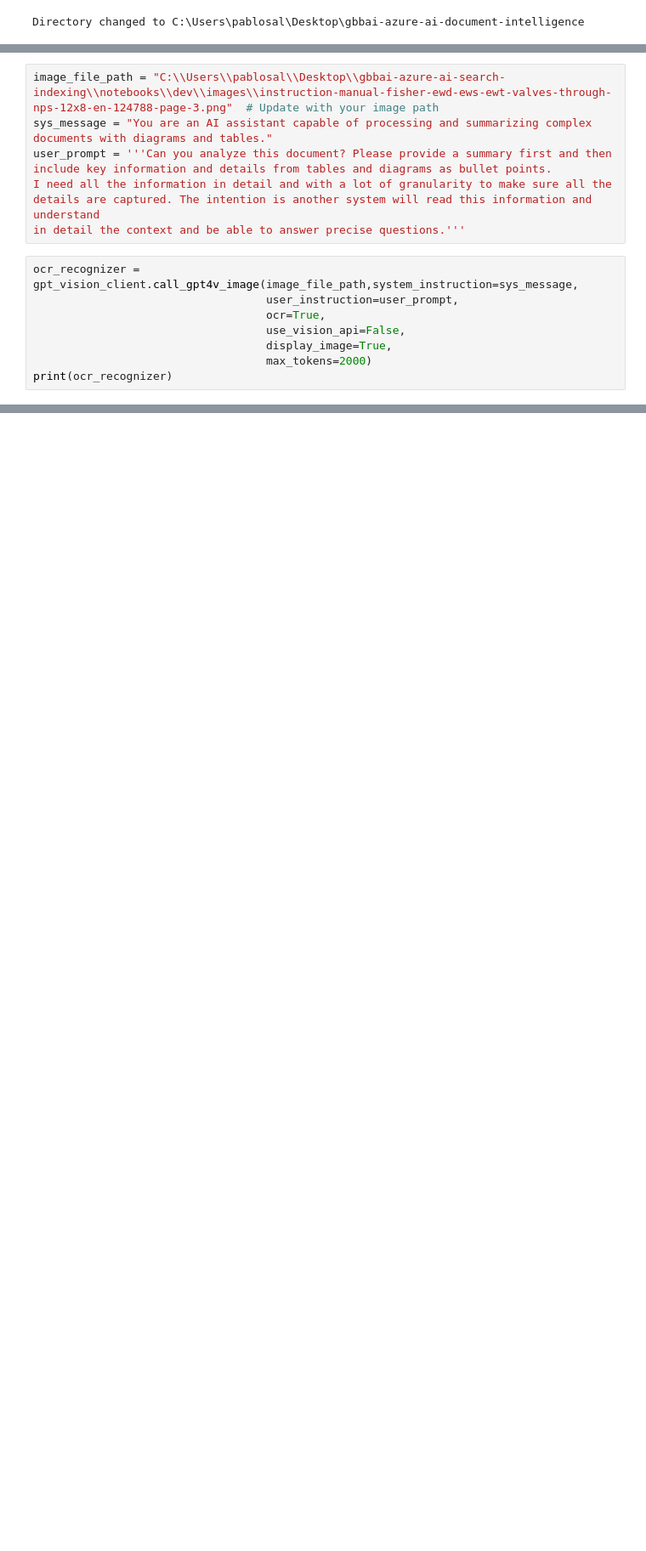
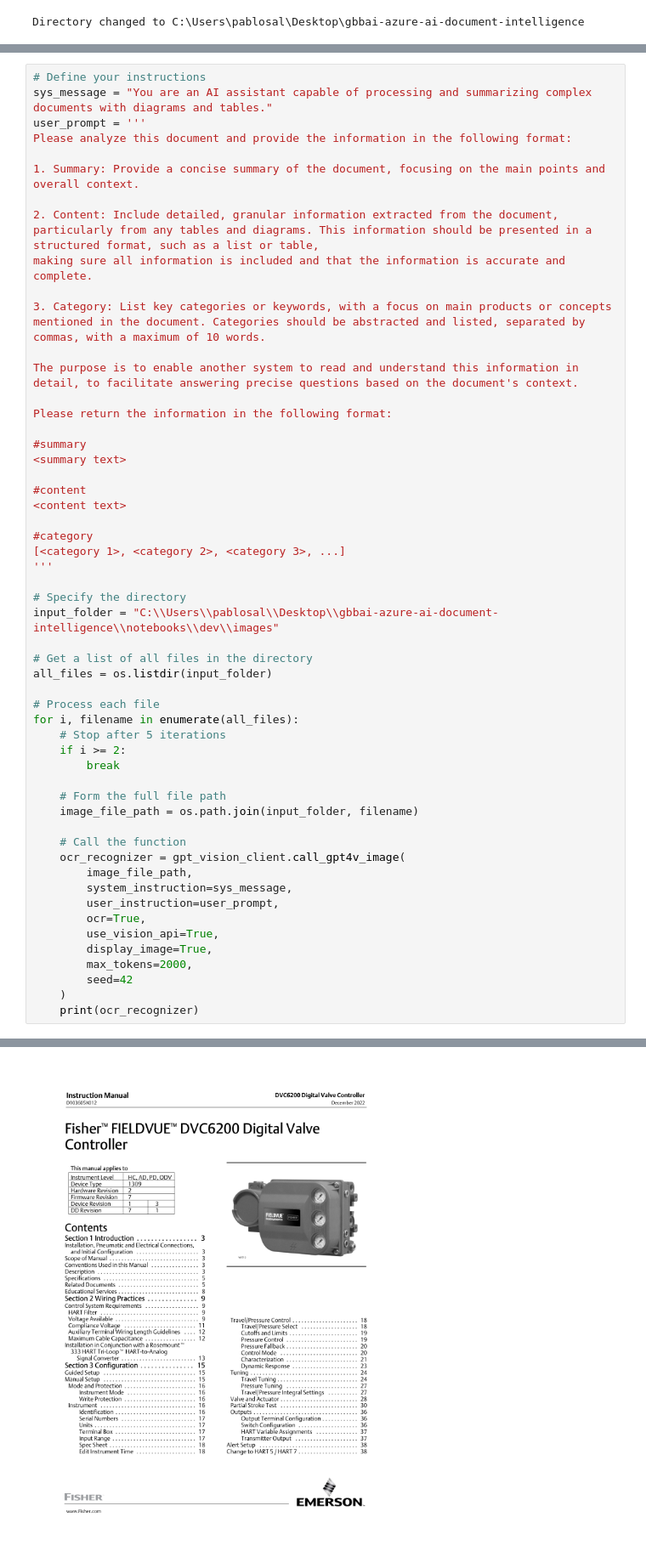
Before and after one commit to pablosalvador10/gbbai-azure-ai-document-intelligence, a Jupyter notebook: notebooks/dev/testing-vision-2.ipynb, the cells around one changed output, grey strips where cells are left out. Shown: that part at 85% size. Drawn from its saved outputs; the diff is of its cells as text; blank space fills up the shorter version.

Commit message:
commit notebook

```diff
--- a/notebooks/dev/testing-vision-2.ipynb
+++ b/notebooks/dev/testing-vision-2.ipynb
@@ -20,14 +24,0 @@ gpt_vision_client.load_environment_variables_from_env_file()
-# %%
-image_file_path = "C:\\Users\\pablosal\\Desktop\\gbbai-azure-ai-search-indexing\\notebooks\\dev\\images\\instruction-manual-fisher-ewd-ews-ewt-valves-through-nps-12x8-en-124788-page-3.png"  # Update with your image path
-sys_message = "You are an AI assistant capable of processing and summarizing complex documents with diagrams and tables."
-user_prompt = '''Can you analyze this document? Please provide a summary first and then include key information and details from tables and diagrams as bullet points.
-I need all the information in detail and with a lot of granularity to make sure all the details are captured. The intention is another system will read this information and understand
-in detail the context and be able to answer precise questions.'''
-# %%
-ocr_recognizer = gpt_vision_client.call_gpt4v_image(image_file_path,system_instruction=sys_message,
-                                   user_instruction=user_prompt,
-                                   ocr=True,
-                                   use_vision_api=False,
-                                   display_image=True,
-                                   max_tokens=2000)
-print(ocr_recognizer)
@@ -89,0 +48,55 @@ Key Information and Details:
+# %%
+# Define your instructions
+sys_message = "You are an AI assistant capable of processing and summarizing complex documents with diagrams and tables."
+user_prompt = '''
+Please analyze this document and provide the information in the following format:
+
+1. Summary: Provide a concise summary of the document, focusing on the main points and overall context.
+
+2. Content: Include detailed, granular information extracted from the document, particularly from any tables and diagrams. This information should be presented in a structured format, such as a list or table,
+making sure all information is included and that the information is accurate and complete.
+
+3. Category: List key categories or keywords, with a focus on main products or concepts mentioned in the document. Categories should be abstracted and listed, separated by commas, with a maximum of 10 words.
+
+The purpose is to enable another system to read and understand this information in detail, to facilitate answering precise questions based on the document's context.
+
+Please return the information in the following format:
+
+#summary
+<summary text>
+
+#content
+<content text>
+
+#category
+[<category 1>, <category 2>, <category 3>, ...]
+'''
+
+# Specify the directory
+input_folder = "C:\\Users\\pablosal\\Desktop\\gbbai-azure-ai-document-intelligence\\notebooks\\dev\\images"
+
+# Get a list of all files in the directory
+all_files = os.listdir(input_folder)
+
+# Process each file
+for i, filename in enumerate(all_files):
+    # Stop after 5 iterations
+    if i >= 2:
+        break
+
+    # Form the full file path
+    image_file_path = os.path.join(input_folder, filename)
+
+    # Call the function
+    ocr_recognizer = gpt_vision_client.call_gpt4v_image(
+        image_file_path,
+        system_instruction=sys_message,
+        user_instruction=user_prompt,
+        ocr=True,
+        use_vision_api=True,
+        display_image=True,
+        max_tokens=2000,
+        seed=42
+    )
+    print(ocr_recognizer)
+# %% [output]
@@ -89,0 +108 @@ Key Information and Details:
+[figure, added]
```
Also changed, not shown: parts of 5 cells of this notebook, 8 other files.
